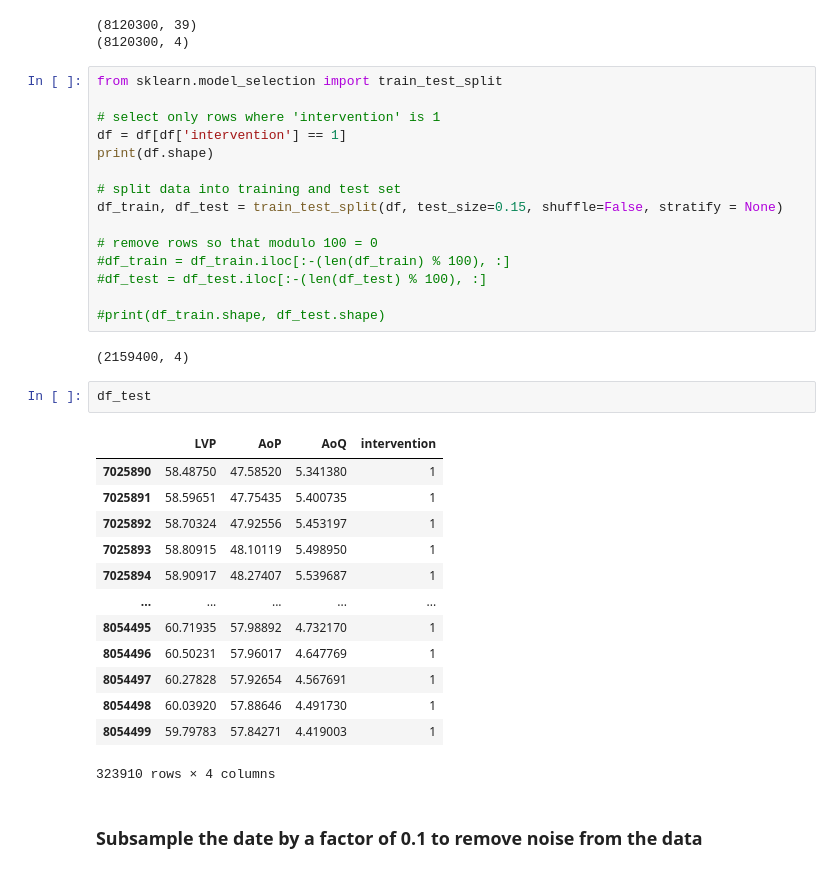
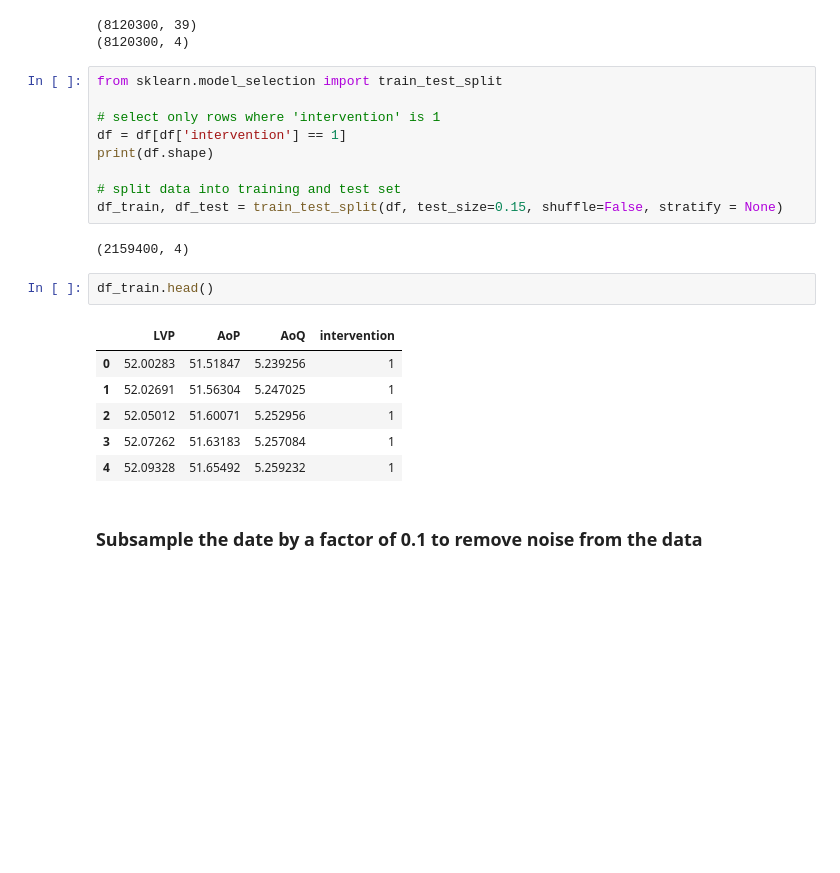
Before and after one commit to Johann4DL/Cycle-Consistent-Prediction-of-Cardiovascular-Signal-Data, a Jupyter notebook: Cycle_GAN.ipynb, the cells around one changed output. Saved outputs shown, nothing was run; the diff lists cells and outputs as text; blank space fills up the shorter version.

```diff
--- a/Cycle_GAN.ipynb
+++ b/Cycle_GAN.ipynb
@@ -231,30 +189,17 @@ print(df.shape)
 
 # split data into training and test set
 df_train, df_test = train_test_split(df, test_size=0.15, shuffle=False, stratify = None)
-
-# remove rows so that modulo 100 = 0
-#df_train = df_train.iloc[:-(len(df_train) % 100), :]
-#df_test = df_test.iloc[:-(len(df_test) % 100), :]
-
-#print(df_train.shape, df_test.shape)
 # %% [output]
 (2159400, 4)
-# %%
-df_test
-# %% [output]
-|  | LVP | AoP | AoQ | intervention |
-| 7025890 | 58.48750 | 47.58520 | 5.341380 | 1 |
-| 7025891 | 58.59651 | 47.75435 | 5.400735 | 1 |
-| 7025892 | 58.70324 | 47.92556 | 5.453197 | 1 |
-| 7025893 | 58.80915 | 48.10119 | 5.498950 | 1 |
-| 7025894 | 58.90917 | 48.27407 | 5.539687 | 1 |
-| ... | ... | ... | ... | ... |
-| 8054495 | 60.71935 | 57.98892 | 4.732170 | 1 |
-| 8054496 | 60.50231 | 57.96017 | 4.647769 | 1 |
-| 8054497 | 60.27828 | 57.92654 | 4.567691 | 1 |
-| 8054498 | 60.03920 | 57.88646 | 4.491730 | 1 |
-| 8054499 | 59.79783 | 57.84271 | 4.419003 | 1 |
-323910 rows × 4 columns
+# %%
+df_train.head()
+# %% [output]
+|  | LVP | AoP | AoQ | intervention |
+| 0 | 52.00283 | 51.51847 | 5.239256 | 1 |
+| 1 | 52.02691 | 51.56304 | 5.247025 | 1 |
+| 2 | 52.05012 | 51.60071 | 5.252956 | 1 |
+| 3 | 52.07262 | 51.63183 | 5.257084 | 1 |
+| 4 | 52.09328 | 51.65492 | 5.259232 | 1 |
 # %% [markdown]
 ### Subsample the date by a factor of 0.1 to remove noise from the data
 # %%
```
Also changed, not shown: parts of 5 cells of this notebook, 1 other file.
